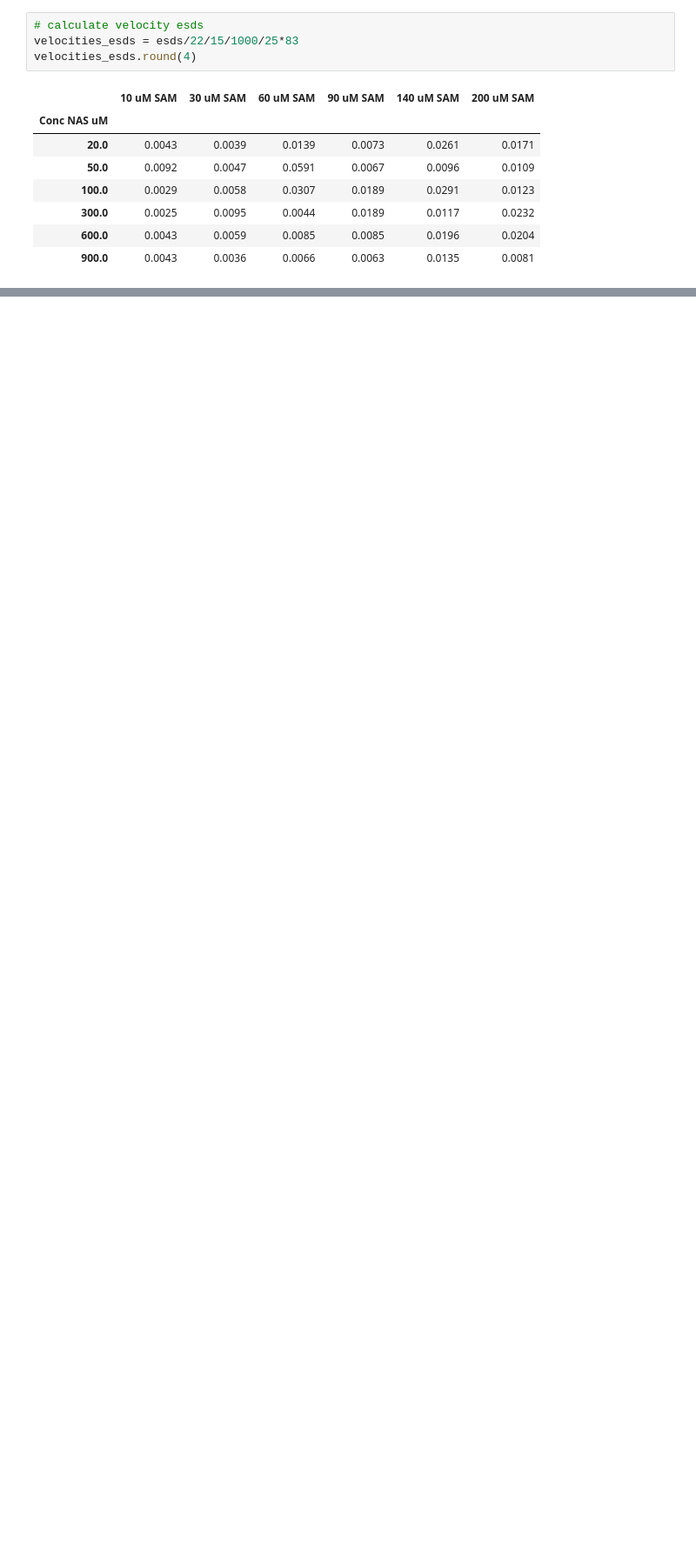
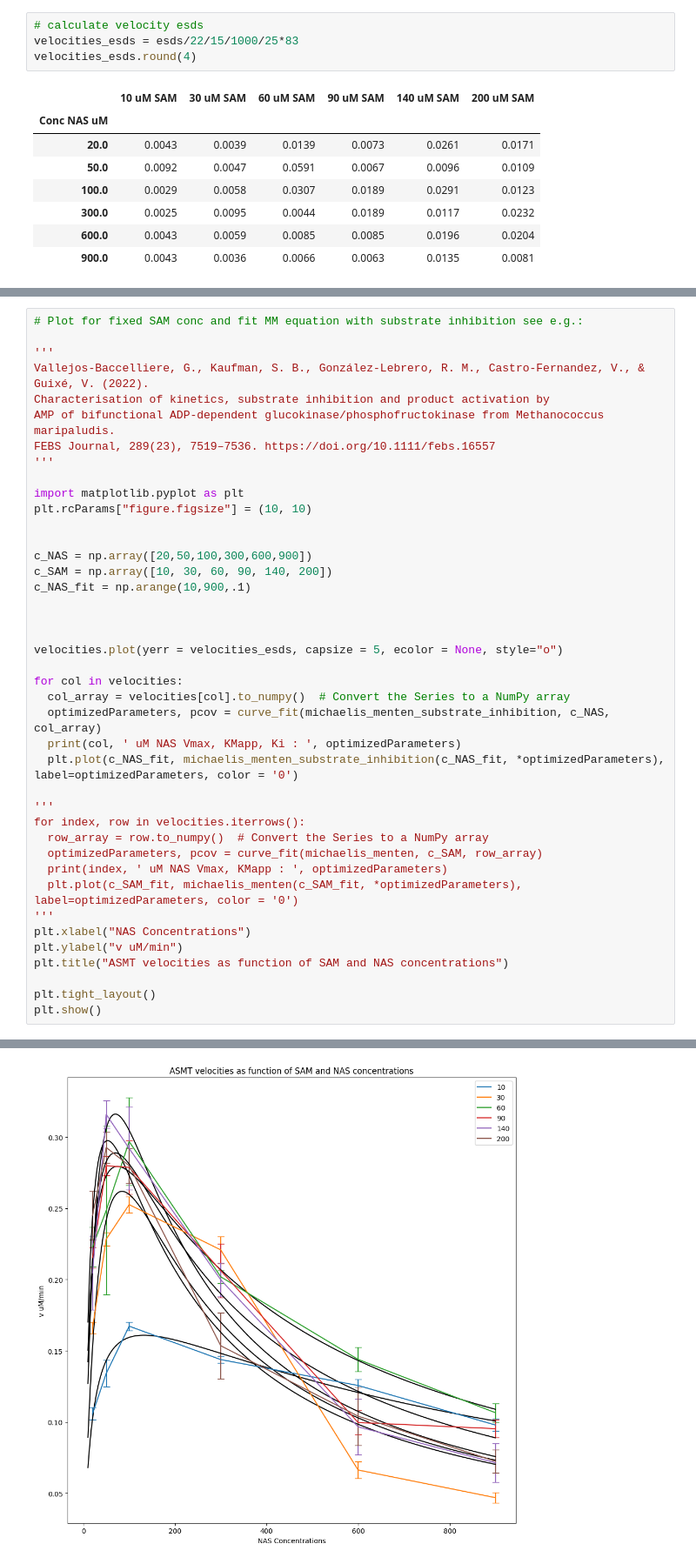
Before and after one commit to Qflow777/BiBi_enzyme_kinetics, a Jupyter notebook: BiBi_seq.ipynb, the cells around one changed output, grey strips where cells are left out. Shown at 87% size. Cells and saved outputs as stored; diff of their text form; blank space fills up the shorter version.

```diff
--- a/BiBi_seq.ipynb
+++ b/BiBi_seq.ipynb
@@ -472 +621,43 @@ plt.show()
 [figure]
+# %%
+# Plot for fixed SAM conc and fit MM equation with substrate inhibition see e.g.:
+
+'''
+Vallejos-Baccelliere, G., Kaufman, S. B., González-Lebrero, R. M., Castro-Fernandez, V., & Guixé, V. (2022).
+Characterisation of kinetics, substrate inhibition and product activation by
+AMP of bifunctional ADP-dependent glucokinase/phosphofructokinase from Methanococcus maripaludis.
+FEBS Journal, 289(23), 7519–7536. https://doi.org/10.1111/febs.16557
+'''
+
+import matplotlib.pyplot as plt
+plt.rcParams["figure.figsize"] = (10, 10)
+
+
+c_NAS = np.array([20,50,100,300,600,900])
+c_SAM = np.array([10, 30, 60, 90, 140, 200])
+c_NAS_fit = np.arange(10,900,.1)
+
+
+
+velocities.plot(yerr = velocities_esds, capsize = 5, ecolor = None, style="o")
+
+for col in velocities:
+  col_array = velocities[col].to_numpy()  # Convert the Series to a NumPy array
+  optimizedParameters, pcov = curve_fit(michaelis_menten_substrate_inhibition, c_NAS, col_array)
+  print(col, ' uM NAS Vmax, KMapp, Ki : ', optimizedParameters)
+  plt.plot(c_NAS_fit, michaelis_menten_substrate_inhibition(c_NAS_fit, *optimizedParameters), label=optimizedParameters, color = '0')
+
+'''
+for index, row in velocities.iterrows():
+  row_array = row.to_numpy()  # Convert the Series to a NumPy array
+  optimizedParameters, pcov = curve_fit(michaelis_menten, c_SAM, row_array)
+  print(index, ' uM NAS Vmax, KMapp : ', optimizedParameters)
+  plt.plot(c_SAM_fit, michaelis_menten(c_SAM_fit, *optimizedParameters), label=optimizedParameters, color = '0')
+'''
+plt.xlabel("NAS Concentrations")
+plt.ylabel("v uM/min")
+plt.title("ASMT velocities as function of SAM and NAS concentrations")
+
+plt.tight_layout()
+plt.show()
+# %% [output]
@@ -473,3 +670,4 @@ plt.show()
+[figure, added]
 # %%
 # Plot velocities from curve_fit determined parameters
 
```
Also changed, not shown: parts of 13 cells of this notebook.
